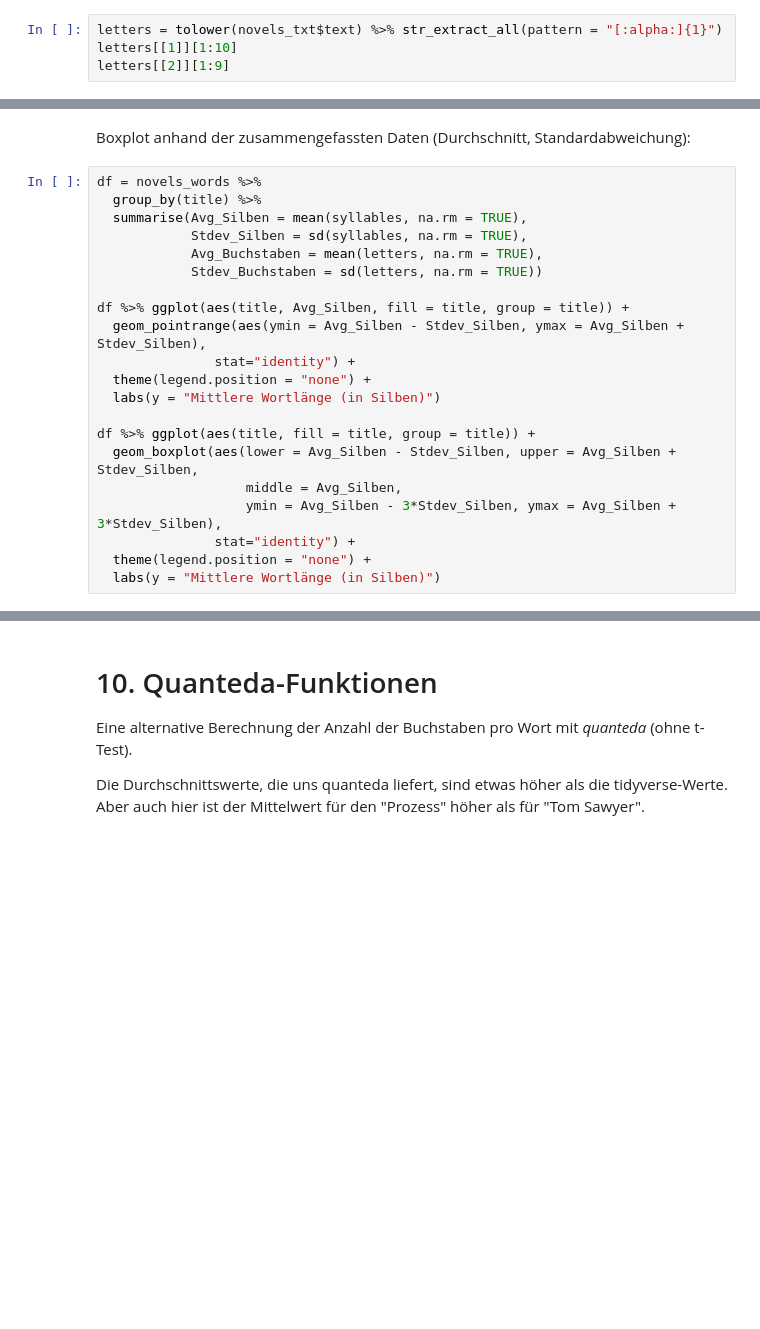
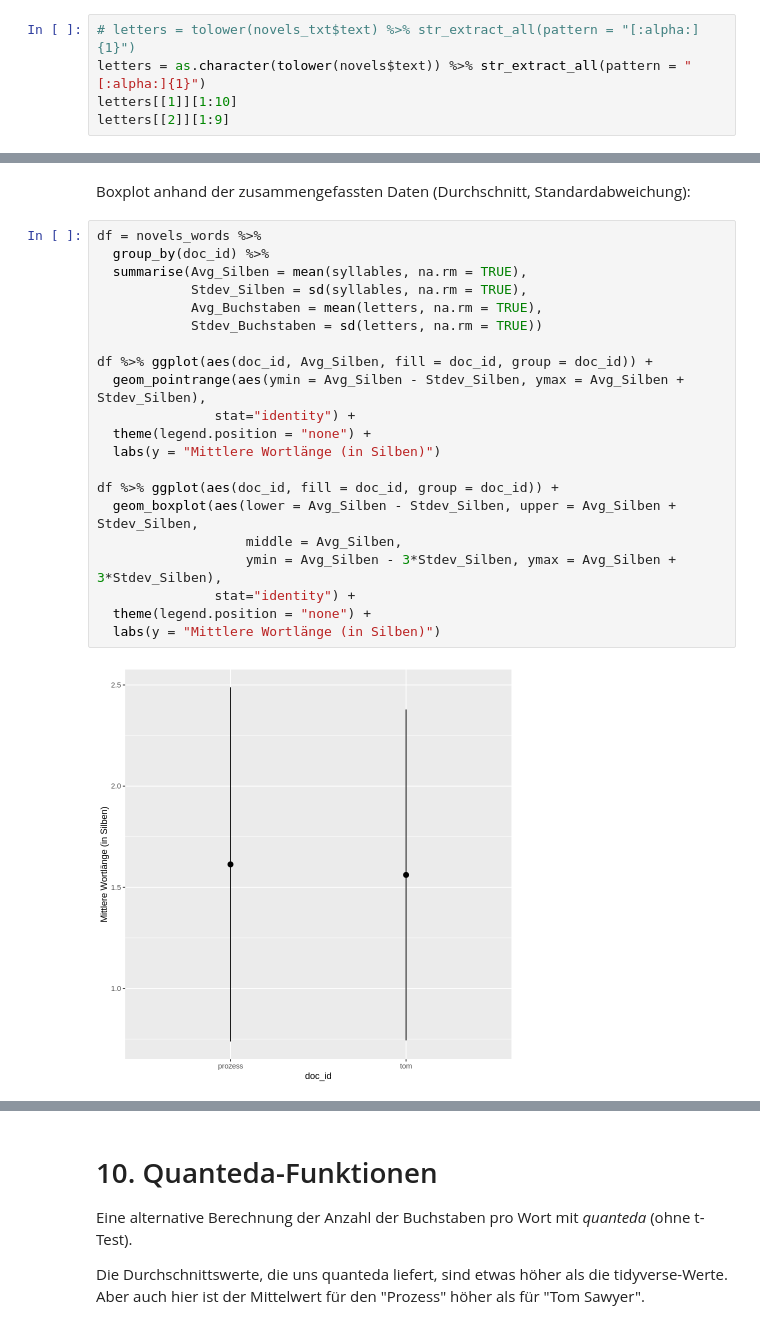
Before and after one commit to tpetric7/tpetric7.github.io, a Jupyter notebook: Letter_frequency.ipynb, the cells around one changed output, grey strips where cells are left out. Cells and saved outputs as stored; diff of their text form; blank space fills up the shorter version.

```diff
--- a/Letter_frequency.ipynb
+++ b/Letter_frequency.ipynb
@@ -31,6 +57,7 @@ Regex *{1}* (= default) extrahiert Einzelbuchstaben. Bei Verwendung von *{2}* we
 
 Die Funktion *tolower()* sorgt dafür, dass Großbuchstaben in Kleinbuchstaben umgewandelt werden. Falls zwischen großen und kleinen Buchstaben unterschieden werden soll, entfernen wir diese Funktion aus dem Programmkode.
 # %%
-letters = tolower(novels_txt$text) %>% str_extract_all(pattern = "[:alpha:]{1}")
+# letters = tolower(novels_txt$text) %>% str_extract_all(pattern = "[:alpha:]{1}")
+letters = as.character(tolower(novels$text)) %>% str_extract_all(pattern = "[:alpha:]{1}")
 letters[[1]][1:10]
 letters[[2]][1:9]
@@ -390,22 +704,24 @@ novels_words %>%
 Boxplot anhand der zusammengefassten Daten (Durchschnitt, Standardabweichung):
 # %%
 df = novels_words %>%
-  group_by(title) %>%
+  group_by(doc_id) %>%
   summarise(Avg_Silben = mean(syllables, na.rm = TRUE),
             Stdev_Silben = sd(syllables, na.rm = TRUE),
             Avg_Buchstaben = mean(letters, na.rm = TRUE),
             Stdev_Buchstaben = sd(letters, na.rm = TRUE))
 
-df %>% ggplot(aes(title, Avg_Silben, fill = title, group = title)) +
+df %>% ggplot(aes(doc_id, Avg_Silben, fill = doc_id, group = doc_id)) +
   geom_pointrange(aes(ymin = Avg_Silben - Stdev_Silben, ymax = Avg_Silben + Stdev_Silben),
                stat="identity") +
   theme(legend.position = "none") +
   labs(y = "Mittlere Wortlänge (in Silben)")
 
-df %>% ggplot(aes(title, fill = title, group = title)) +
+df %>% ggplot(aes(doc_id, fill = doc_id, group = doc_id)) +
   geom_boxplot(aes(lower = Avg_Silben - Stdev_Silben, upper = Avg_Silben + Stdev_Silben,
                    middle = Avg_Silben,
                    ymin = Avg_Silben - 3*Stdev_Silben, ymax = Avg_Silben + 3*Stdev_Silben),
                stat="identity") +
   theme(legend.position = "none") +
   labs(y = "Mittlere Wortlänge (in Silben)")
+# %% [output]
+[figure, added]
```
Also changed, not shown: parts of 47 cells of this notebook, 1 other file.
